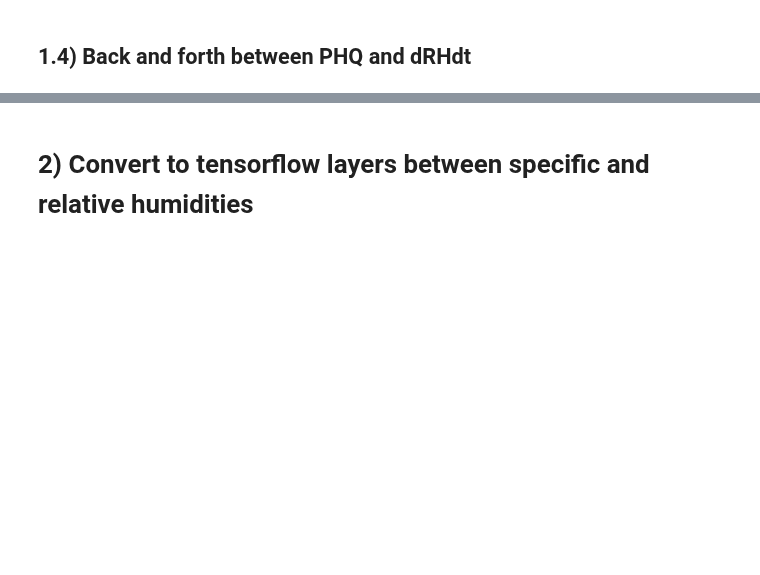
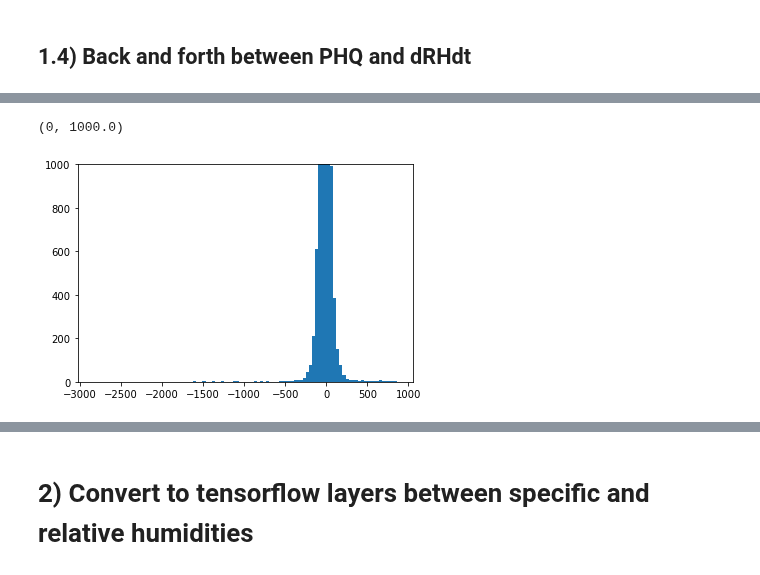
Before and after one commit to wallingTACC/CBRAIN-CAM, a Jupyter notebook: notebooks/tbeucler_devlog/035_RH_layers.ipynb, the cells around one changed output, grey strips where cells are left out. Drawn from its saved outputs; the diff is of its cells as text; code cells hidden in the pictures; blank space fills up the shorter version.

```diff
--- a/notebooks/tbeucler_devlog/035_RH_layers.ipynb
+++ b/notebooks/tbeucler_devlog/035_RH_layers.ipynb
@@ -220,0 +240,6 @@ Text(0.5, 0.98, 'Histogram of Specific humidity')
+# %%
+plt.hist(dRHdt.values.flatten(),bins=100);
+plt.ylim((0,1e3))
+# %% [output]
+(0, 1000.0)
+[figure, added]
```
Also changed, not shown: parts of 29 cells of this notebook.
